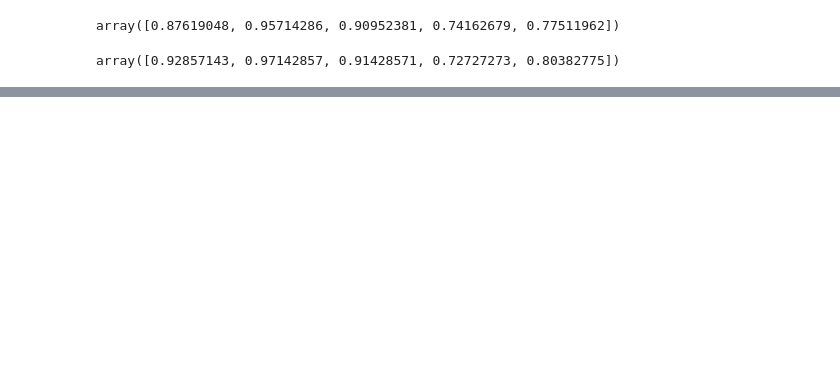
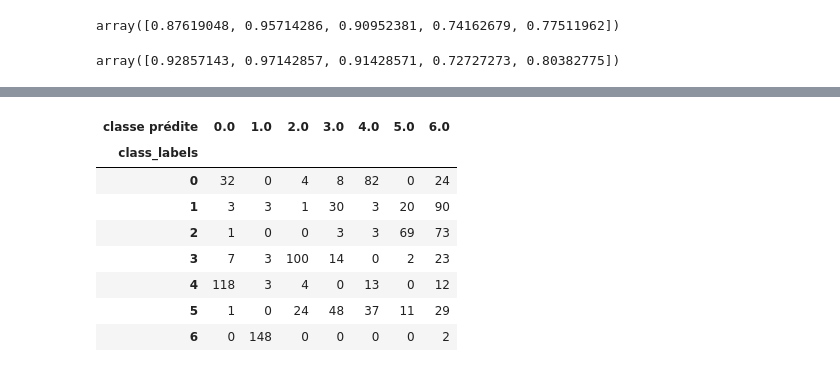
Before and after one commit to JeongJeong-code/P6_market_place, a Jupyter notebook: text_image_classification.ipynb, the cells around one changed output, grey strips where cells are left out. Cells and saved outputs as stored; diff of their text form; code cells hidden in the pictures; blank space fills up the shorter version.

```diff
--- a/text_image_classification.ipynb
+++ b/text_image_classification.ipynb
@@ -546,3 +655,15 @@ ValueError: ignored
+# %%
+pd.crosstab(index=y_train,columns=pd_result_kmeans_words['classe prédite'])
+# %% [output]
+| classe prédite | 0.0 | 1.0 | 2.0 | 3.0 | 4.0 | 5.0 | 6.0 |
+| class_labels |  |  |  |  |  |  |  |
+| 0 | 32 | 0 | 4 | 8 | 82 | 0 | 24 |
+| 1 | 3 | 3 | 1 | 30 | 3 | 20 | 90 |
+| 2 | 1 | 0 | 0 | 3 | 3 | 69 | 73 |
+| 3 | 7 | 3 | 100 | 14 | 0 | 2 | 23 |
+| 4 | 118 | 3 | 4 | 0 | 13 | 0 | 12 |
+| 5 | 1 | 0 | 24 | 48 | 37 | 11 | 29 |
+| 6 | 0 | 148 | 0 | 0 | 0 | 0 | 2 |
 # %%
 display(metrics.fowlkes_mallows_score(pd_result_kmeans_words['vraie classe'],
                                       pd_result_kmeans_words['classe prédite']))
```
Also changed, not shown: parts of 57 cells of this notebook.
